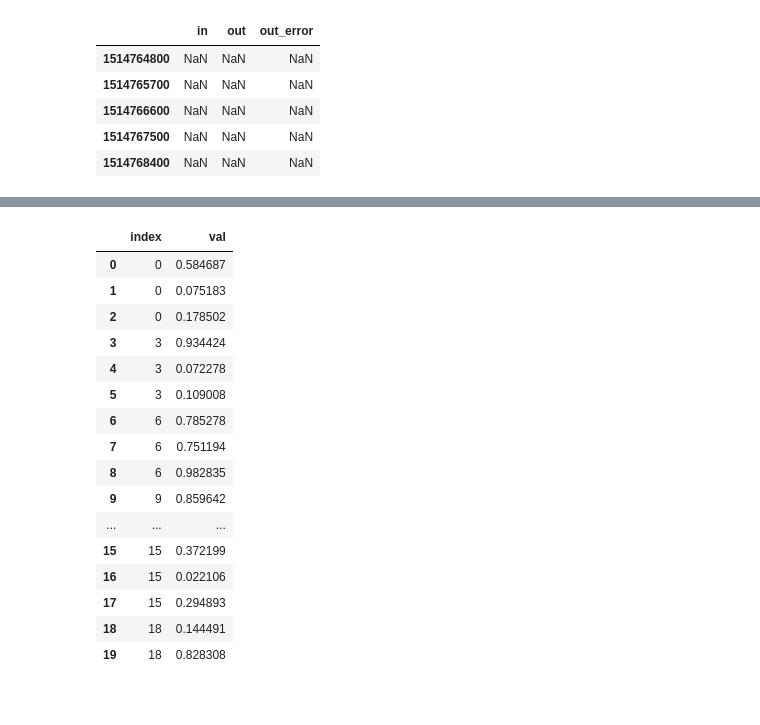
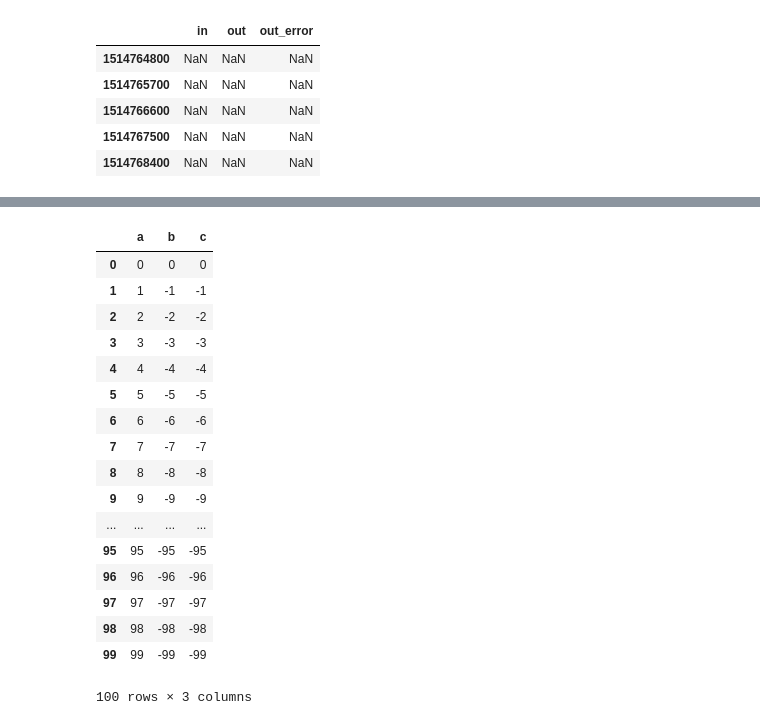
Before and after one commit to luckP/ProjetoInvestiga-pv2, a Jupyter notebook: Notebooks/DataAnalytics.ipynb, the cells around one changed output, grey strips where cells are left out. Drawn from its saved outputs; the diff is of its cells as text; code cells hidden in the pictures.

```diff
--- a/Notebooks/DataAnalytics.ipynb
+++ b/Notebooks/DataAnalytics.ipynb
@@ -229,20 +225,22 @@ df3
-# %%
-df2
-# %% [output]
-|  | index | val |
-| 0 | 0 | 0.584687 |
-| 1 | 0 | 0.075183 |
-| 2 | 0 | 0.178502 |
-| 3 | 3 | 0.934424 |
-| 4 | 3 | 0.072278 |
-| 5 | 3 | 0.109008 |
-| 6 | 6 | 0.785278 |
-| 7 | 6 | 0.751194 |
-| 8 | 6 | 0.982835 |
-| 9 | 9 | 0.859642 |
-| ... | ... | ... |
-| 15 | 15 | 0.372199 |
-| 16 | 15 | 0.022106 |
-| 17 | 15 | 0.294893 |
-| 18 | 18 | 0.144491 |
-| 19 | 18 | 0.828308 |
+# %%
+df4 = pd.DataFrame({'a':[x for x in range(100)], 'b': [-y for y in range(100)], 'c': [-y for y in range(100)]})
+df4.iloc[0]['a']
+# %% [output]
+|  | a | b | c |
+| 0 | 0 | 0 | 0 |
+| 1 | 1 | -1 | -1 |
+| 2 | 2 | -2 | -2 |
+| 3 | 3 | -3 | -3 |
+| 4 | 4 | -4 | -4 |
+| 5 | 5 | -5 | -5 |
+| 6 | 6 | -6 | -6 |
+| 7 | 7 | -7 | -7 |
+| 8 | 8 | -8 | -8 |
+| 9 | 9 | -9 | -9 |
+| ... | ... | ... | ... |
+| 95 | 95 | -95 | -95 |
+| 96 | 96 | -96 | -96 |
+| 97 | 97 | -97 | -97 |
+| 98 | 98 | -98 | -98 |
+| 99 | 99 | -99 | -99 |
+100 rows × 3 columns
```
Also changed, not shown: parts of 11 cells of this notebook, 33 other files.
